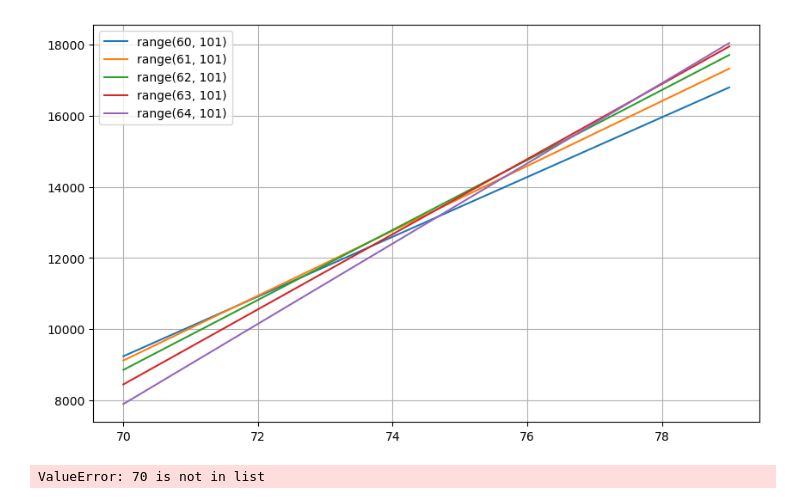
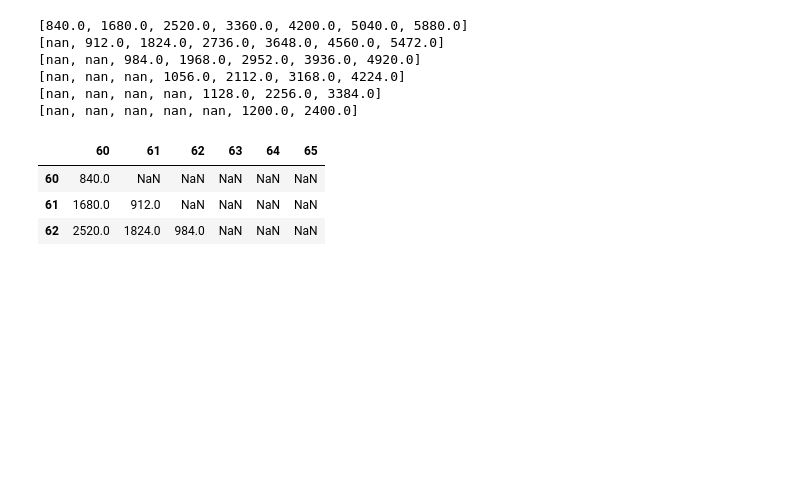
Before and after one commit to shawsk0723/just_code_it, a Jupyter notebook: national_pension/age-comparison.ipynb, the cells around one changed output. Drawn from its saved outputs; the diff is of its cells as text; code cells hidden in the pictures; blank space fills up the shorter version.

```diff
--- a/national_pension/age-comparison.ipynb
+++ b/national_pension/age-comparison.ipynb
@@ -55,16 +40,27 @@ plt.show()
-# %%
-S =
-plt.figure(figsize=(10, 6))
-for i in range(len(age_list)):
-    plt.plot(age_list[i][age_list[i].index(70):age_list[i].index(80)],
-             cum_amount_list[i][age_list[i].index(70):age_list[i].index(80)],
-             label=str(age_list[i]))
-plt.legend()
-plt.grid()
-plt.show()
-# %% [output]
-[figure, removed]
-# %%
-age_list
-# %% [output]
-ValueError: 70 is not in list
+# %%
+for i, cum_amount in enumerate(cum_amount_list):
+    for cnt in range(i):
+        cum_amount.insert(0, np.nan)
+# %%
+for i, cum_amount in enumerate(cum_amount_list):
+    print(cum_amount[:7])
+# %% [output]
+[840.0, 1680.0, 2520.0, 3360.0, 4200.0, 5040.0, 5880.0]
+[nan, 912.0, 1824.0, 2736.0, 3648.0, 4560.0, 5472.0]
+[nan, nan, 984.0, 1968.0, 2952.0, 3936.0, 4920.0]
+[nan, nan, nan, 1056.0, 2112.0, 3168.0, 4224.0]
+[nan, nan, nan, nan, 1128.0, 2256.0, 3384.0]
+[nan, nan, nan, nan, nan, 1200.0, 2400.0]
+# %%
+#df = pd.DataFrame({str(age_list[0][0]):cum_amount_list[0]}, index=age_list[0])
+df = pd.DataFrame(index=age_list[0])
+# %%
+for i, cum_amount in enumerate(cum_amount_list):
+    #df[str(age_list[i][0])] = cum_amount_list[i]
+    df[age_list[i][0]] = cum_amount_list[i]
+df.head(3)
+# %% [output]
+|  | 60 | 61 | 62 | 63 | 64 | 65 |
+| 60 | 840.0 | NaN | NaN | NaN | NaN | NaN |
+| 61 | 1680.0 | 912.0 | NaN | NaN | NaN | NaN |
+| 62 | 2520.0 | 1824.0 | 984.0 | NaN | NaN | NaN |
```
Also changed, not shown: parts of 3 cells of this notebook.
